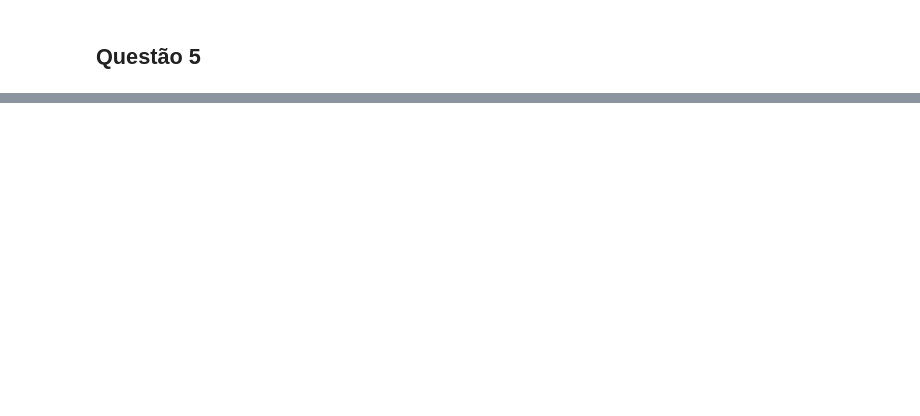
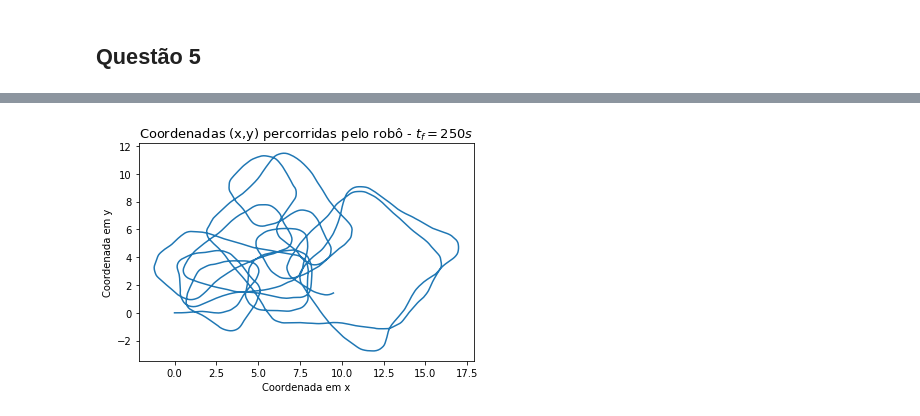
Before and after one commit to LucasHattoriCosta/PMR3502, a Jupyter notebook: ep2.ipynb, the cells around one changed output, grey strips where cells are left out. Drawn from its saved outputs; the diff is of its cells as text; code cells hidden in the pictures; blank space fills up the shorter version.

```diff
--- a/ep2.ipynb
+++ b/ep2.ipynb
@@ -167,0 +203,19 @@ array([[1.41318828e-12, 5.40098041e-63, 8.98021412e-08],
+# %%
+data = pd.read_csv('./data/valoresEP2.csv', usecols=np.arange(14), header=None).to_numpy()
+control_hist = data[:,:2]
+observations = data[:,2:]
+# %%
+def F(X_prev: np.array, u_prev: np.array, dt=1) -> np.array:
+    '''
+    Calculada analiticamente.
+    '''
+    l = 0.3
+    return np.array([
+        X_prev[0] + u_prev[0] * np.cos(u_prev[1]) *  np.cos(X_prev[2]) * dt,
+        X_prev[1] + u_prev[0] * np.cos(u_prev[1]) *  np.sin(X_prev[2]) * dt,
+        X_prev[2] + u_prev[0] * dt * np.tan(u_prev[1])/ l
+    ])
+# %%
+X = [[0,0,0]]
+for i, u in enumerate(control_hist):
+    X.append(F(X[-1], u))
@@ -167,0 +224,11 @@ array([[1.41318828e-12, 5.40098041e-63, 8.98021412e-08],
+# %%
+X = np.array(X)
+# %%
+plt.plot(X[:,0], X[:,1])
+plt.ylabel('Coordenada em y')
+plt.xlabel('Coordenada em x')
+plt.title(r'Coordenadas (x,y) percorridas pelo robô - $t_f=250s$', fontsize=13)
+plt.savefig('./images/caminhoQ4.png', dpi=600)
+plt.show()
+# %% [output]
+[figure, added]
```
Also changed, not shown: parts of 17 cells of this notebook, 2 other files.
